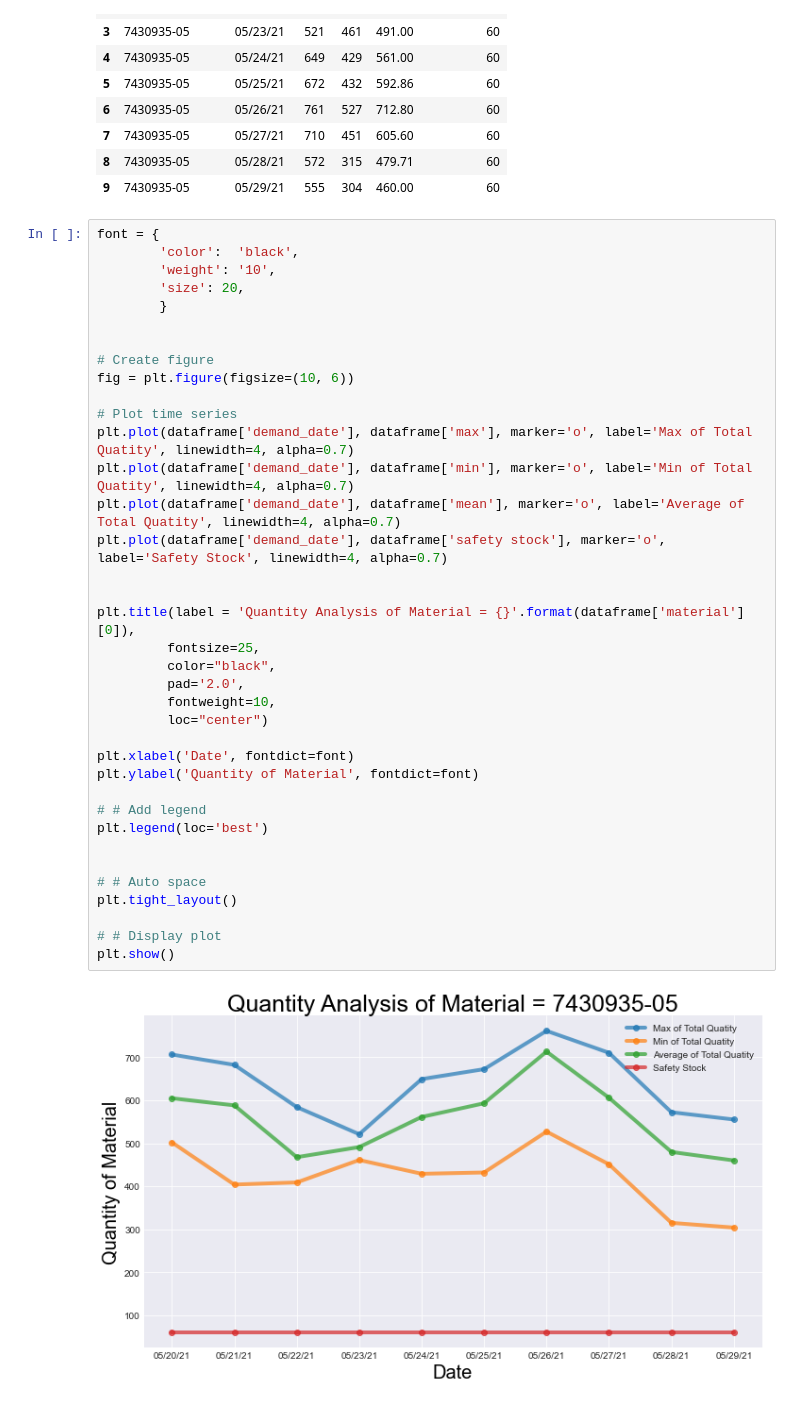
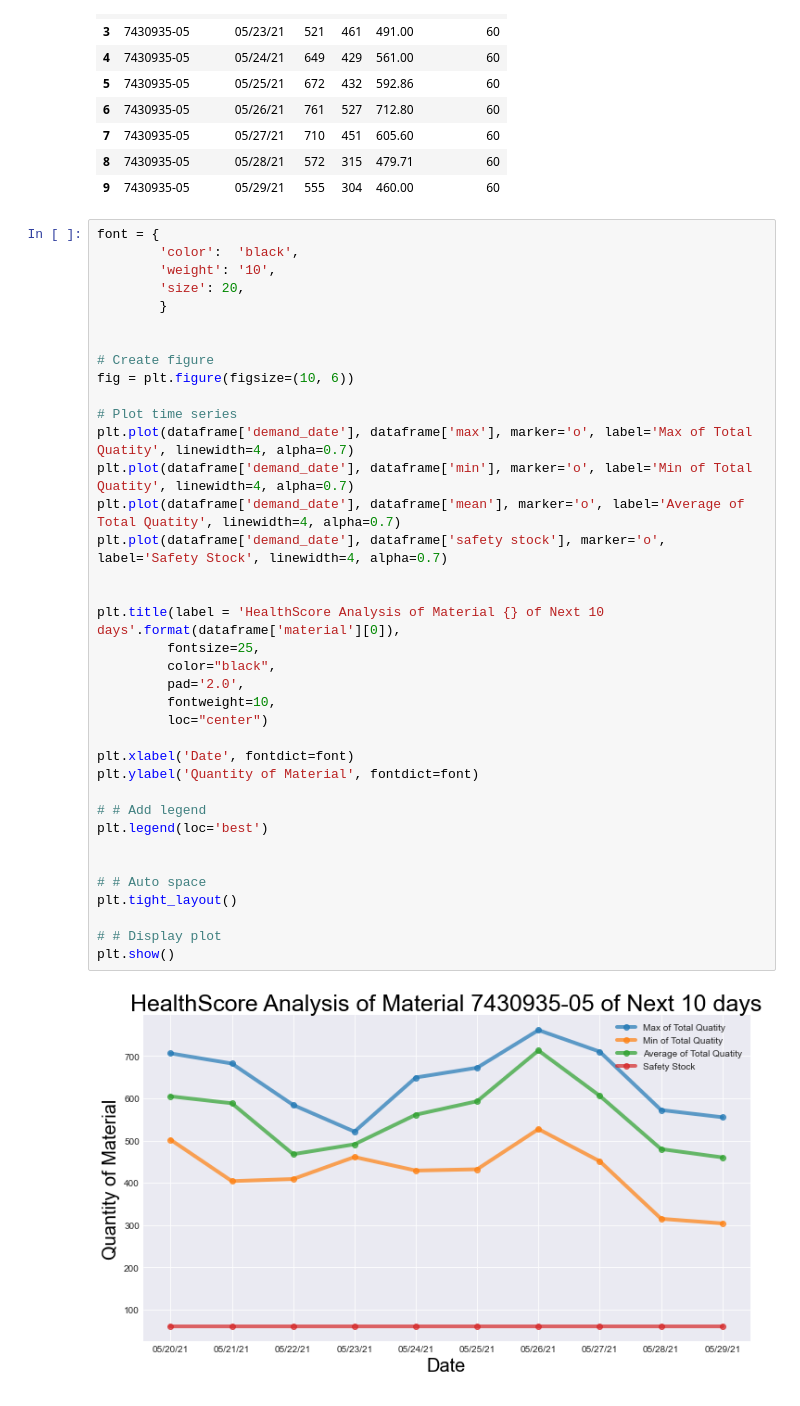
Before and after one commit to pankeshpatel/bmw-material-planner-assistant, a Jupyter notebook: backend/health score.ipynb, the cells around one changed output. Cells and saved outputs as stored; diff of their text form.

```diff
--- a/backend/health score.ipynb
+++ b/backend/health score.ipynb
@@ -28,32 +28,32 @@ font = {
 
 # Create figure
 fig = plt.figure(figsize=(10, 6))
 
 # Plot time series
 plt.plot(dataframe['demand_date'], dataframe['max'], marker='o', label='Max of Total Quatity', linewidth=4, alpha=0.7)
 plt.plot(dataframe['demand_date'], dataframe['min'], marker='o', label='Min of Total Quatity', linewidth=4, alpha=0.7)
 plt.plot(dataframe['demand_date'], dataframe['mean'], marker='o', label='Average of Total Quatity', linewidth=4, alpha=0.7)
 plt.plot(dataframe['demand_date'], dataframe['safety stock'], marker='o', label='Safety Stock', linewidth=4, alpha=0.7)
 
 
-plt.title(label = 'Quantity Analysis of Material = {}'.format(dataframe['material'][0]),
+plt.title(label = 'HealthScore Analysis of Material {} of Next 10 days'.format(dataframe['material'][0]),
          fontsize=25,
          color="black",
          pad='2.0',
          fontweight=10,
          loc="center")
 
 plt.xlabel('Date', fontdict=font)
 plt.ylabel('Quantity of Material', fontdict=font)
 
 # # Add legend
 plt.legend(loc='best')
 
 
 # # Auto space
 plt.tight_layout()
 
 # # Display plot
 plt.show()
 # %% [output]
-[figure, old version]
+[figure, new version]
```
